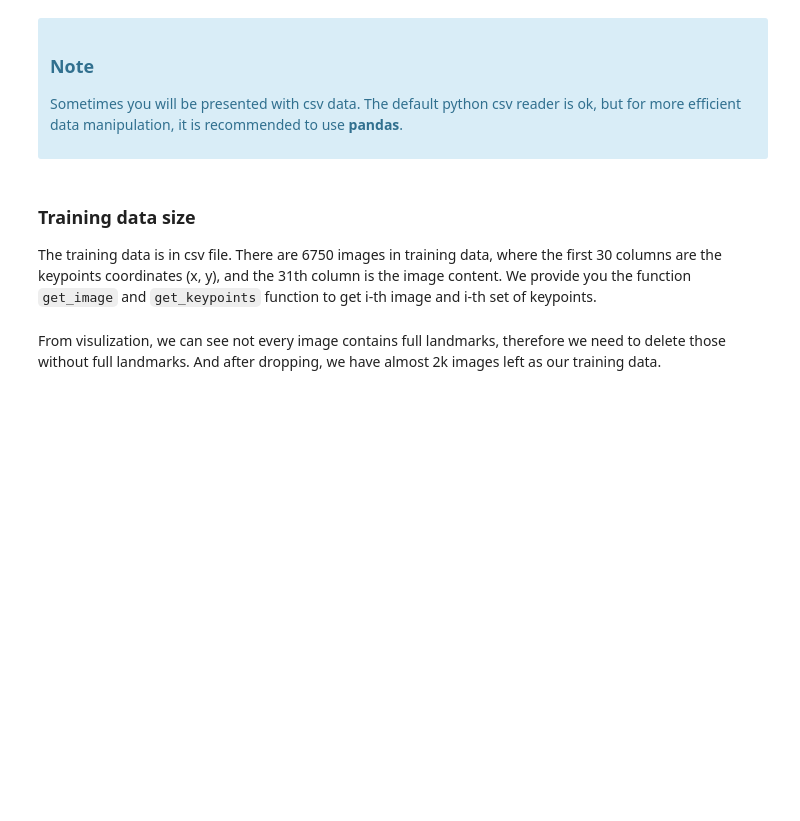
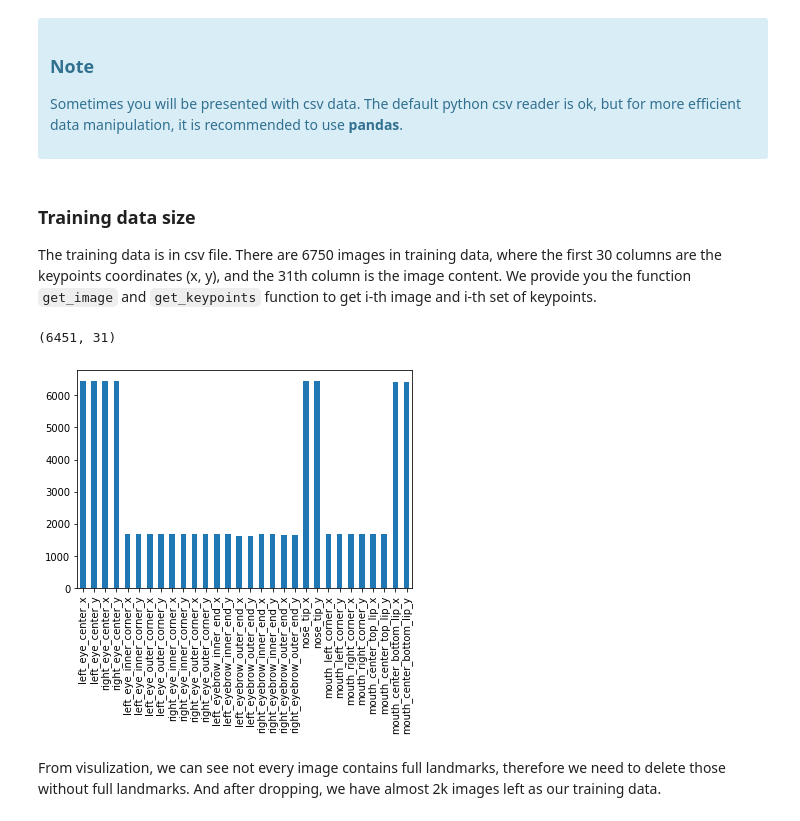
Before and after one commit to jusnelda/i2dl_colab, a Jupyter notebook: exercise_3/2_facial_keypoints.ipynb, the cells around one changed output. Cells and saved outputs as stored; diff of their text form; code cells hidden in the pictures; blank space fills up the shorter version.

```diff
--- a/exercise_3/2_facial_keypoints.ipynb
+++ b/exercise_3/2_facial_keypoints.ipynb
@@ -56,9 +56,12 @@ plt.rcParams['image.cmap'] = 'gray'
 The training data is in csv file. There are 6750 images in training data, where the first 30 columns are the keypoints coordinates (x, y),
 and the 31th column is the image content. We provide you the function `get_image` and `get_keypoints` function to get i-th image and i-th set of keypoints.
 # %%
-key_pts_frame = pd.read_csv('../datasets/landmark_data/training.csv')
+key_pts_frame = pd.read_csv('../../i2dl/datasets/landmark_data/training.csv')
 key_pts_frame.describe().loc['count'].plot.bar()
 print(key_pts_frame.shape)
+# %% [output]
+(6451, 31)
+[figure, added]
 # %% [markdown]
 From visulization, we can see not every image contains full landmarks, therefore we need to delete those without full landmarks. And after dropping, we have almost 2k images left as our training data.
 # %%
```
Also changed, not shown: parts of 5 cells of this notebook, 1 other file.
